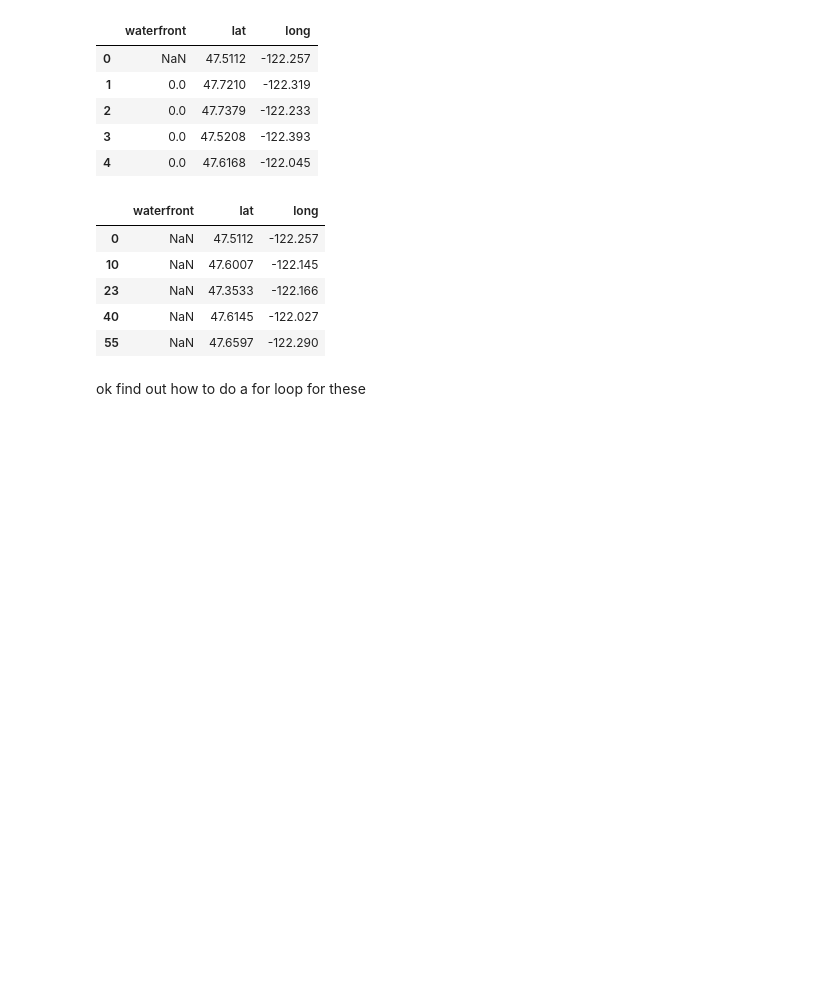
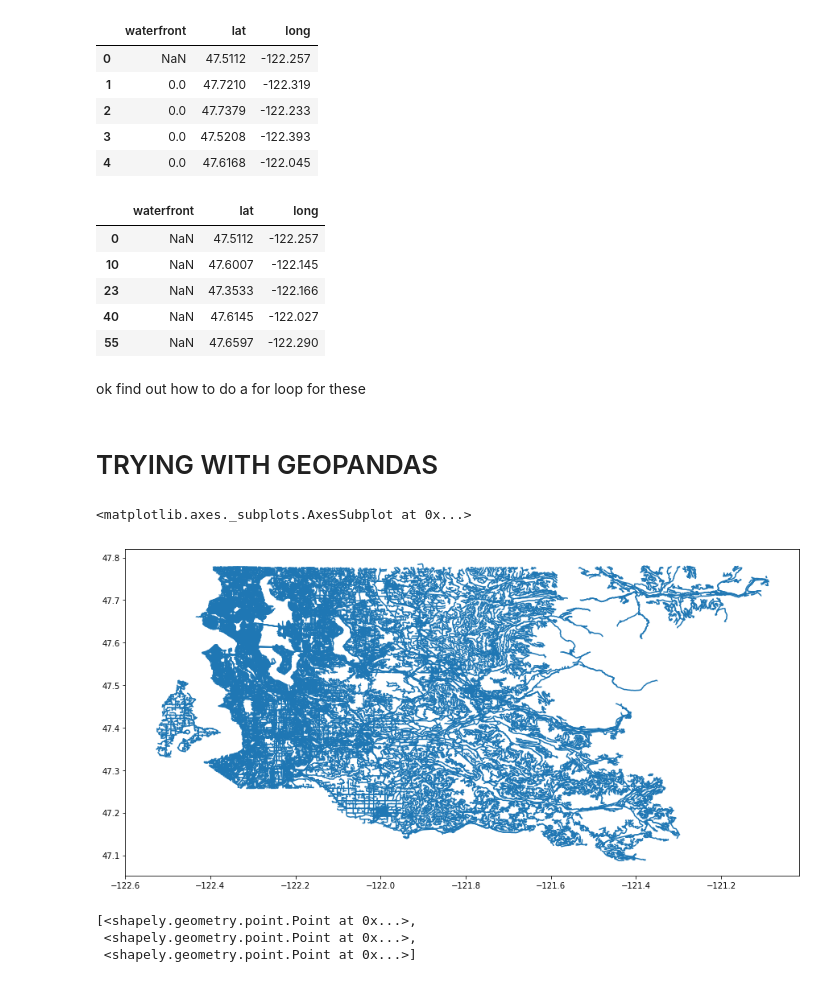
Before and after one commit to DanBaumann/KingCountyHousePrices, a Jupyter notebook: Mapping Houses.ipynb, the cells around one changed output. Saved outputs shown, nothing was run; the diff lists cells and outputs as text; code cells hidden in the pictures; blank space fills up the shorter version.

```diff
--- a/Mapping Houses.ipynb
+++ b/Mapping Houses.ipynb
@@ -59,3 +59,7 @@ na_dropped_coordinates.head()
 | 55 | NaN | 47.6597 | -122.290 |
 # %% [markdown]
 ok find out how to do a for loop for these
+# %% [markdown]
+# TRYING WITH GEOPANDAS
+# %%
+king_county_map = gpd.read_file('/Users/danbaumann/Downloads/tl_2017_53033_roads/tl_2017_53033_roads.shp')
@@ -61,0 +69,6 @@ ok find out how to do a for loop for these
+# %%
+fig, ax = plt.subplots(figsize = (15,8))
+king_county_map.plot(ax = ax)
+# %% [output]
+<matplotlib.axes._subplots.AxesSubplot at 0x...>
+[figure, added]
@@ -61,0 +77,7 @@ ok find out how to do a for loop for these
+# %%
+geometry = [Point(xy) for xy in zip(na_dropped_coordinates['long'], na_dropped_coordinates['lat'])]
+geometry[:3]
+# %% [output]
+[<shapely.geometry.point.Point at 0x...>,
+ <shapely.geometry.point.Point at 0x...>,
+ <shapely.geometry.point.Point at 0x...>]
```
Also changed, not shown: parts of 6 cells of this notebook, 2 other files.
